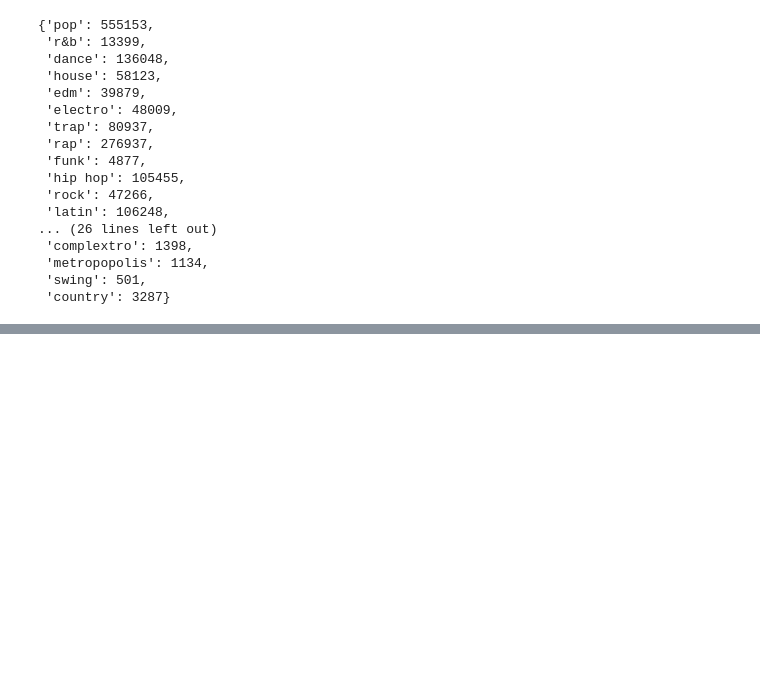
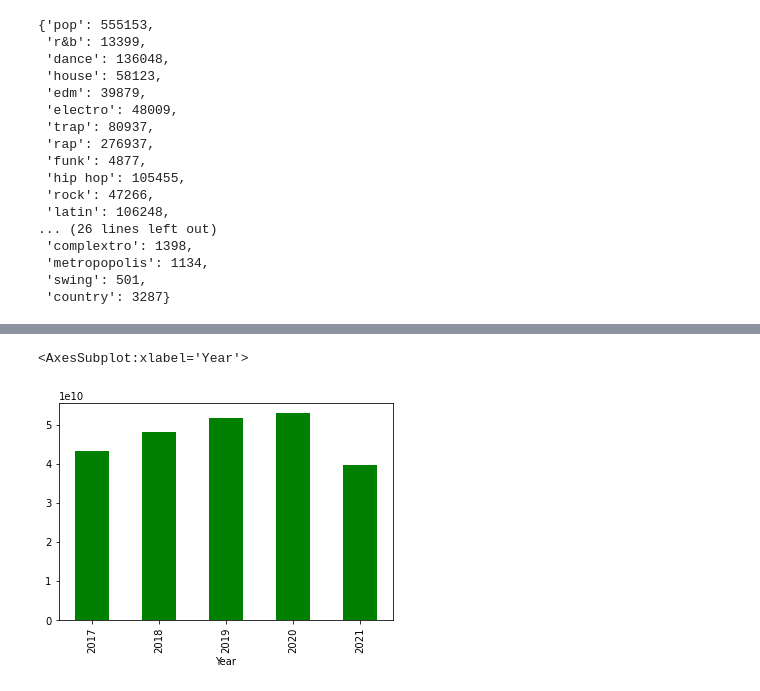
Before and after one commit to StavrosTs/Project-EDA---Spotify, a Jupyter notebook: Analysis/Analysis Process.ipynb, the cells around one changed output, grey strips where cells are left out. Drawn from its saved outputs; the diff is of its cells as text; code cells hidden in the pictures; blank space fills up the shorter version.

```diff
--- a/Analysis/Analysis Process.ipynb
+++ b/Analysis/Analysis Process.ipynb
@@ -139,0 +144,5 @@ plt.show()
+# %%
+data_genrepm.groupby('Year').sum()['Streams'].plot.bar(color='g')
+# %% [output]
+<AxesSubplot:xlabel='Year'>
+[figure, added]
```
Also changed, not shown: parts of 21 cells of this notebook.
